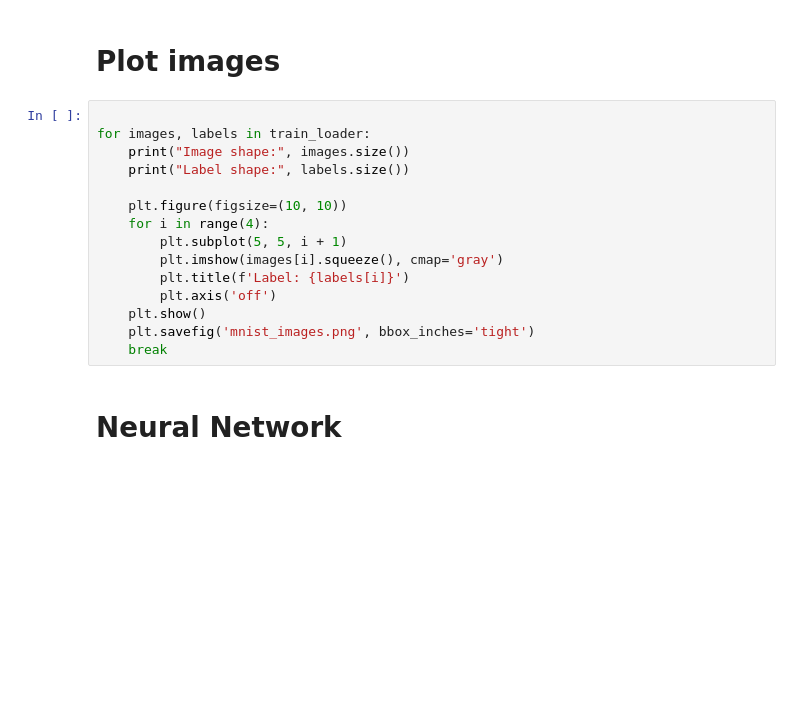
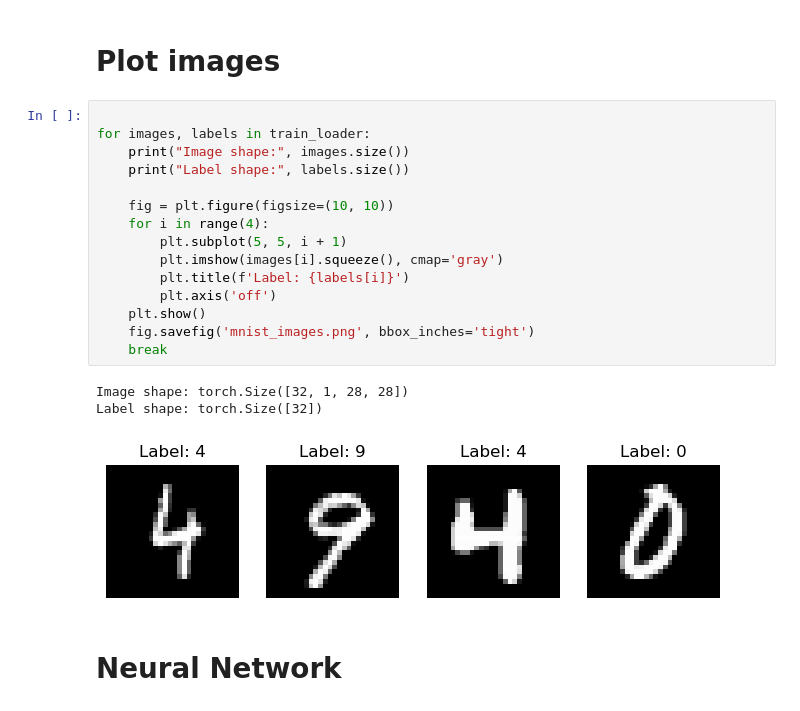
Before and after one commit to olabratt/DIT407, a Jupyter notebook: Assignment6/ola/assignment6.ipynb, the cells around one changed output. Saved outputs shown, nothing was run; the diff lists cells and outputs as text; blank space fills up the shorter version.

```diff
--- a/Assignment6/ola/assignment6.ipynb
+++ b/Assignment6/ola/assignment6.ipynb
@@ -48,18 +48,22 @@ test dataset:  10000
 # %%
 
 for images, labels in train_loader:
     print("Image shape:", images.size())
     print("Label shape:", labels.size())
 
-    plt.figure(figsize=(10, 10))
+    fig = plt.figure(figsize=(10, 10))
     for i in range(4):
         plt.subplot(5, 5, i + 1)
         plt.imshow(images[i].squeeze(), cmap='gray')
         plt.title(f'Label: {labels[i]}')
         plt.axis('off')
     plt.show()
-    plt.savefig('mnist_images.png', bbox_inches='tight')
+    fig.savefig('mnist_images.png', bbox_inches='tight')
     break
+# %% [output]
+Image shape: torch.Size([32, 1, 28, 28])
+Label shape: torch.Size([32])
+[figure, added]
 # %% [markdown]
 <h1>Neural Network</h1>
 # %%
```
Also changed, not shown: parts of 2 cells of this notebook, 6 other files.
